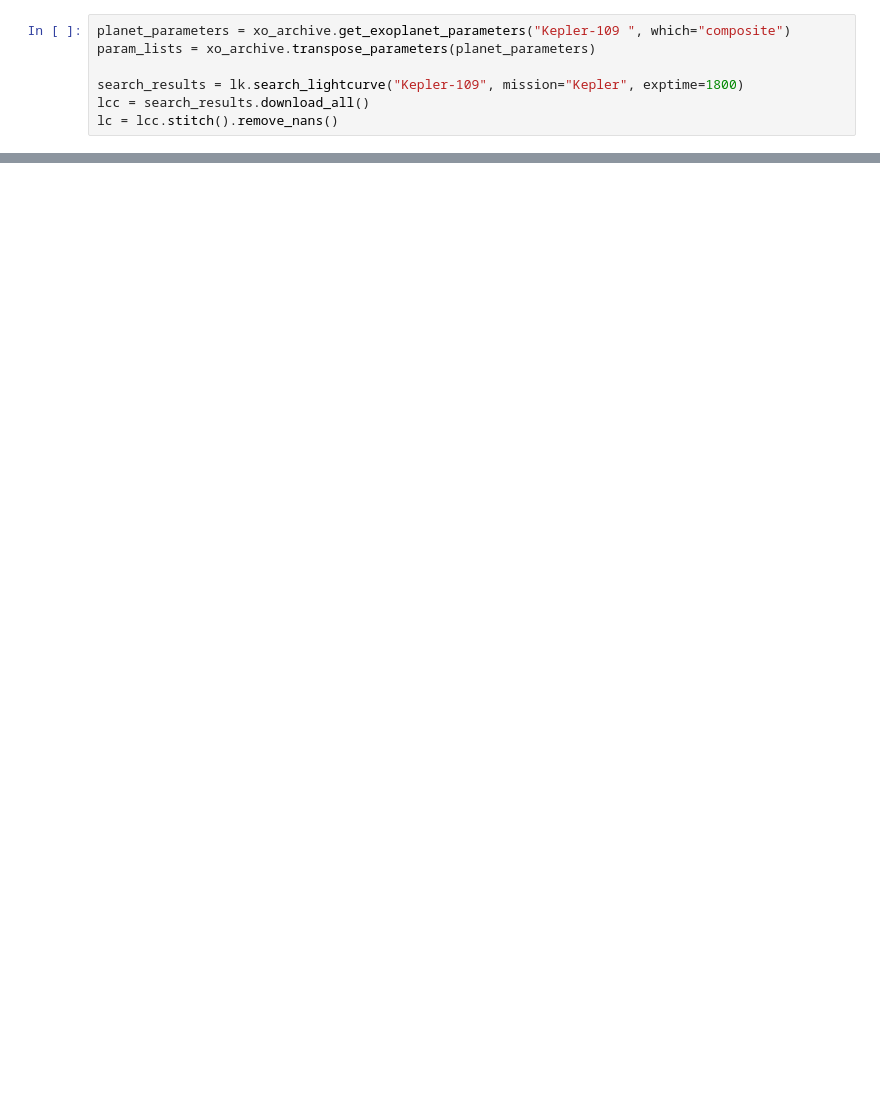
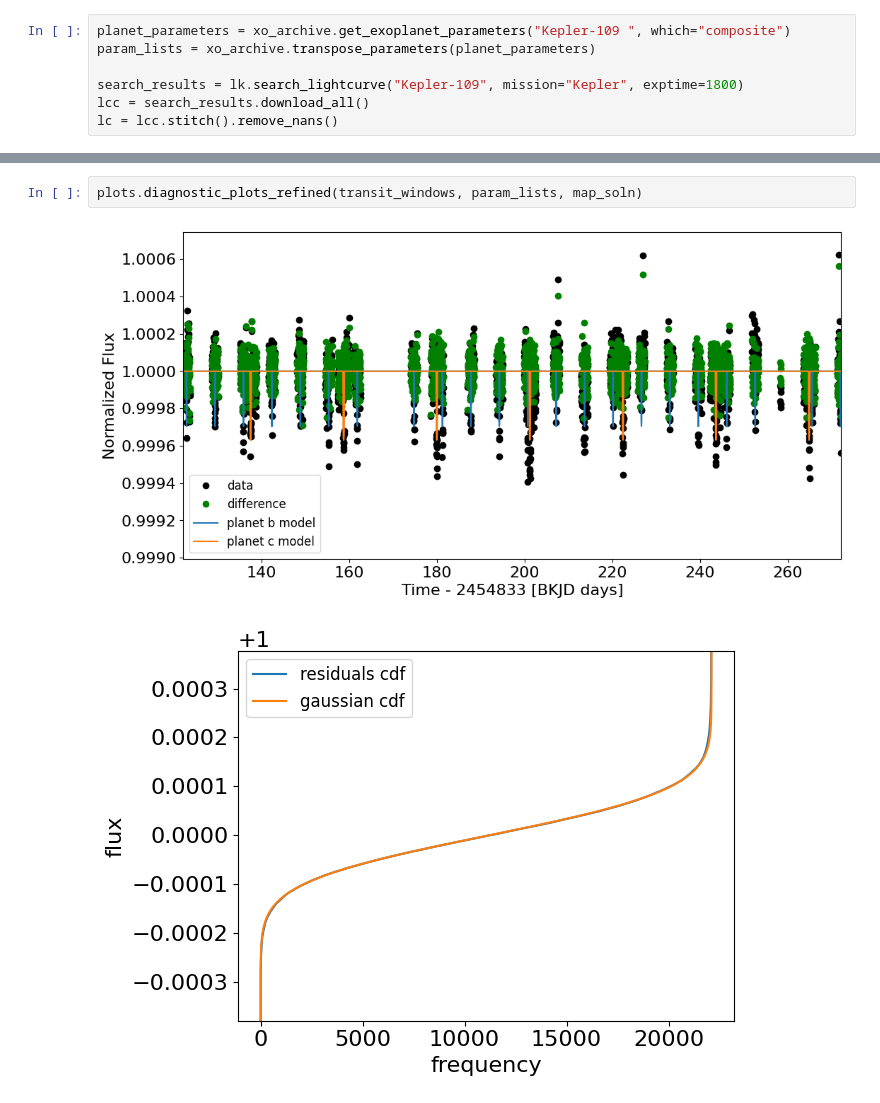
Before and after one commit to gsuissa/improving-exoplanet-radii, a Jupyter notebook: Kepler-109.ipynb, the cells around one changed output, grey strips where cells are left out. Cells and saved outputs as stored; diff of their text form; blank space fills up the shorter version.

```diff
--- a/Kepler-109.ipynb
+++ b/Kepler-109.ipynb
@@ -829,0 +357,5 @@ diagnostic_plots_refined(lc_final[mask], updated_map_soln)
+# %%
+plots.diagnostic_plots_refined(transit_windows, param_lists, map_soln)
+# %% [output]
+[figure, added]
+[figure, added]
```
Also changed, not shown: parts of 34 cells of this notebook, 1 other file.
